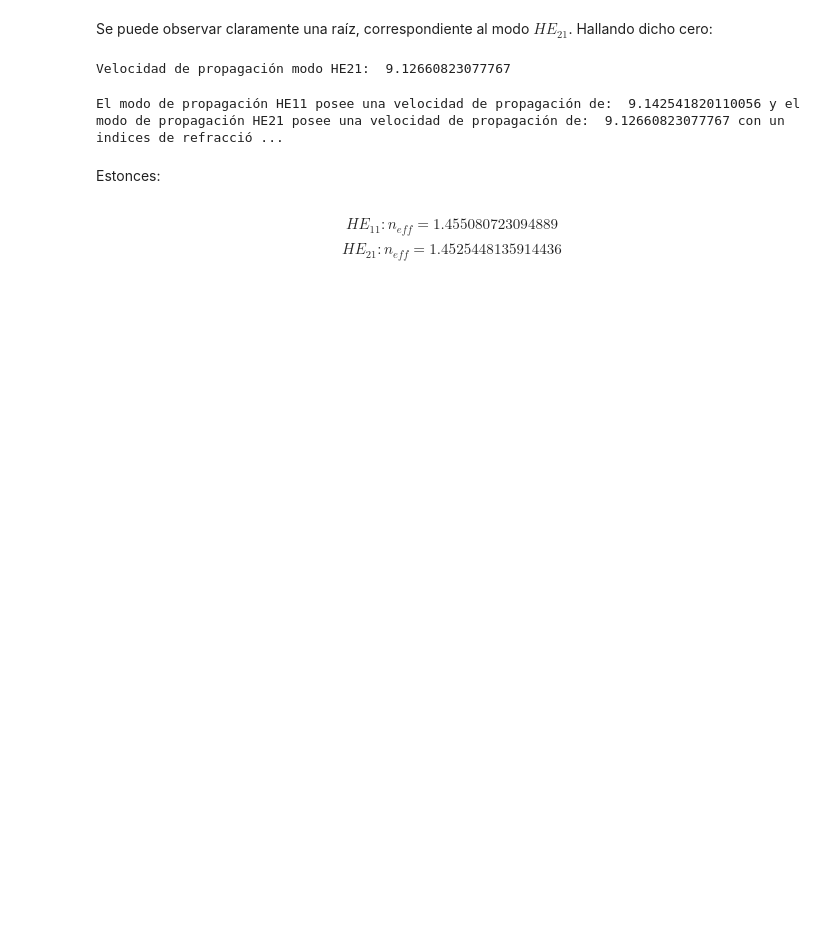
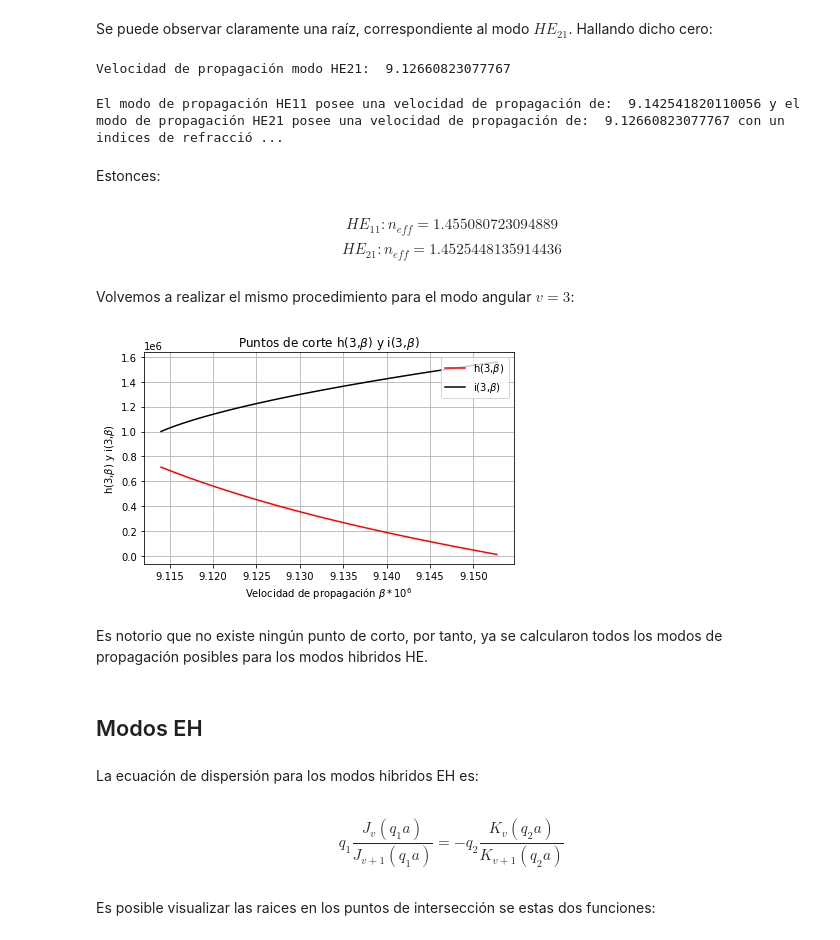
Before and after one commit to alegomezram/Trabajo2Fotonica, a Jupyter notebook: Modo_fibra_optica.ipynb, the cells around one changed output. Saved outputs shown, nothing was run; the diff lists cells and outputs as text; code cells hidden in the pictures; blank space fills up the shorter version.

Commit message:
Ceros de los modos TE, TM, EH y HE completos

```diff
--- a/Modo_fibra_optica.ipynb
+++ b/Modo_fibra_optica.ipynb
@@ -204,3 +205,34 @@ Estonces:
 # %% [markdown]
 $$HE_{11}: n_{eff} = 1.455080723094889$$
 $$HE_{21}: n_{eff}= 1.4525448135914436$$
+# %% [markdown]
+Volvemos a realizar el mismo procedimiento para el modo angular $v=3$:
+# %%
+xxx_v3 = np.linspace(9.114,9.1527,100)
+yyy_v3 = HE(3,xxx_v3)
+yyy1_v3 = HE_01(3,xxx_v3)
+yyy2_v3 = HE_02(3,xxx_v3)
+# %%
+fig, ax = plt.subplots()
+#ax.plot(xxx,yyy, label='S(b)', color='green')
+ax.plot(xxx_v3,yyy1_v3, label=r'h(3,$\beta$)', color='red')
+ax.plot(xxx_v3,yyy2_v3, label=r'i(3,$\beta$)', color='black')
+ax.set(xlabel=r'Velocidad de propagación $\beta * 10^{6}$', ylabel=r'h(3,$\beta$) y i(3,$\beta$)',
+title=r'Puntos de corte h(3,$\beta$) y i(3,$\beta$)')
+ax.grid()
+plt.legend(loc='upper right')
+fig.tight_layout()
+plt.savefig('Puntos de corte HE_v3.png')
+plt.show()
+# %% [output]
+[figure, added]
+# %% [markdown]
+Es notorio que no existe ningún punto de corto, por tanto, ya se calcularon todos los modos de propagación posibles para los modos hibridos HE.
+# %% [markdown]
+## Modos EH
+# %% [markdown]
+La ecuación de dispersión para los modos hibridos EH es:
+# %% [markdown]
+$$q_{1} \frac{J_{v}(q_{1}a)}{J_{v+1}(q_{1}a)} = -q_{2} \frac{K_{v}(q_{2}a)}{K_{v+1}(q_{2}a)}$$
+# %% [markdown]
+Es posible visualizar las raices en los puntos de intersección se estas dos funciones:
```
Also changed, not shown: parts of 11 cells of this notebook, 6 other files.
